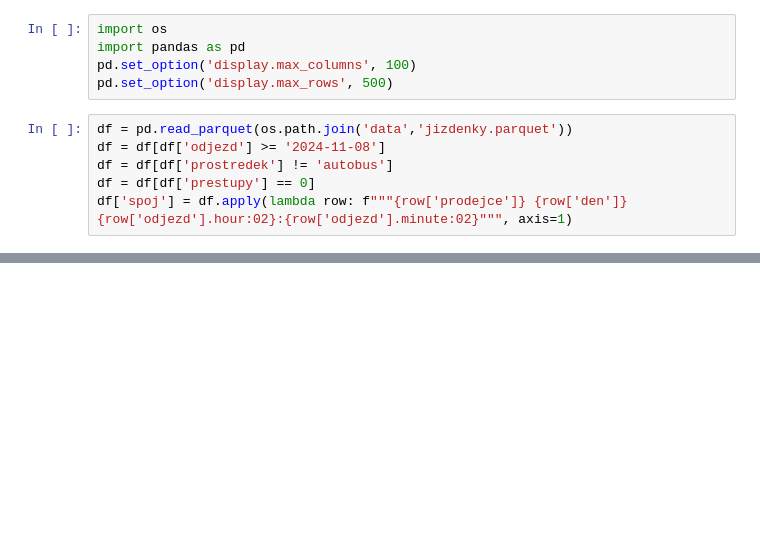
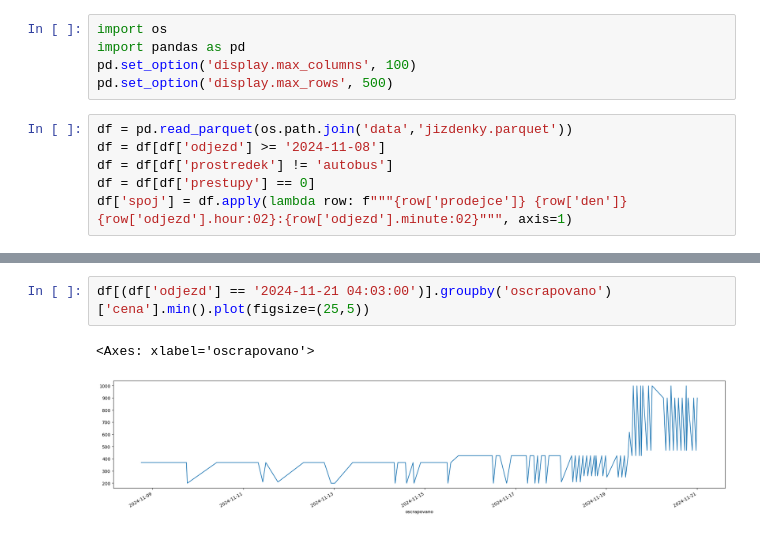
Before and after one commit to DataRozhlas/ceny-jizdenek, a Jupyter notebook: 115_cenovy_rozptyl_jednotlivych_spoju.ipynb, the cells around one changed output, grey strips where cells are left out. Saved outputs shown, nothing was run; the diff lists cells and outputs as text; blank space fills up the shorter version.

```diff
--- a/115_cenovy_rozptyl_jednotlivych_spoju.ipynb
+++ b/115_cenovy_rozptyl_jednotlivych_spoju.ipynb
@@ -31,0 +76,5 @@ Name: cena, dtype: float64
+# %%
+df[(df['odjezd'] == '2024-11-21 04:03:00')].groupby('oscrapovano')['cena'].min().plot(figsize=(25,5))
+# %% [output]
+<Axes: xlabel='oscrapovano'>
+[figure, added]
```
Also changed, not shown: parts of 5 cells of this notebook, 21 other files.
